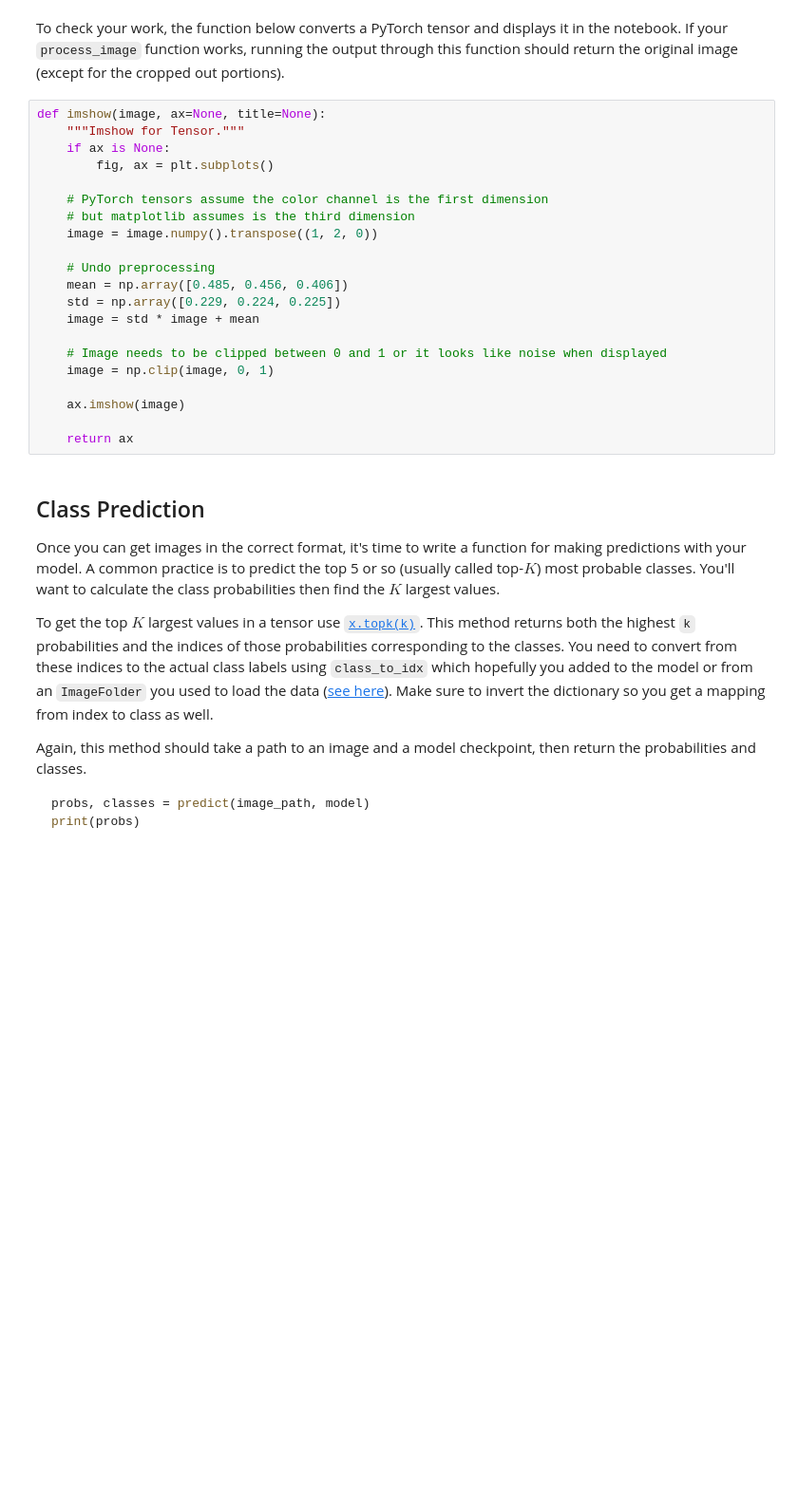
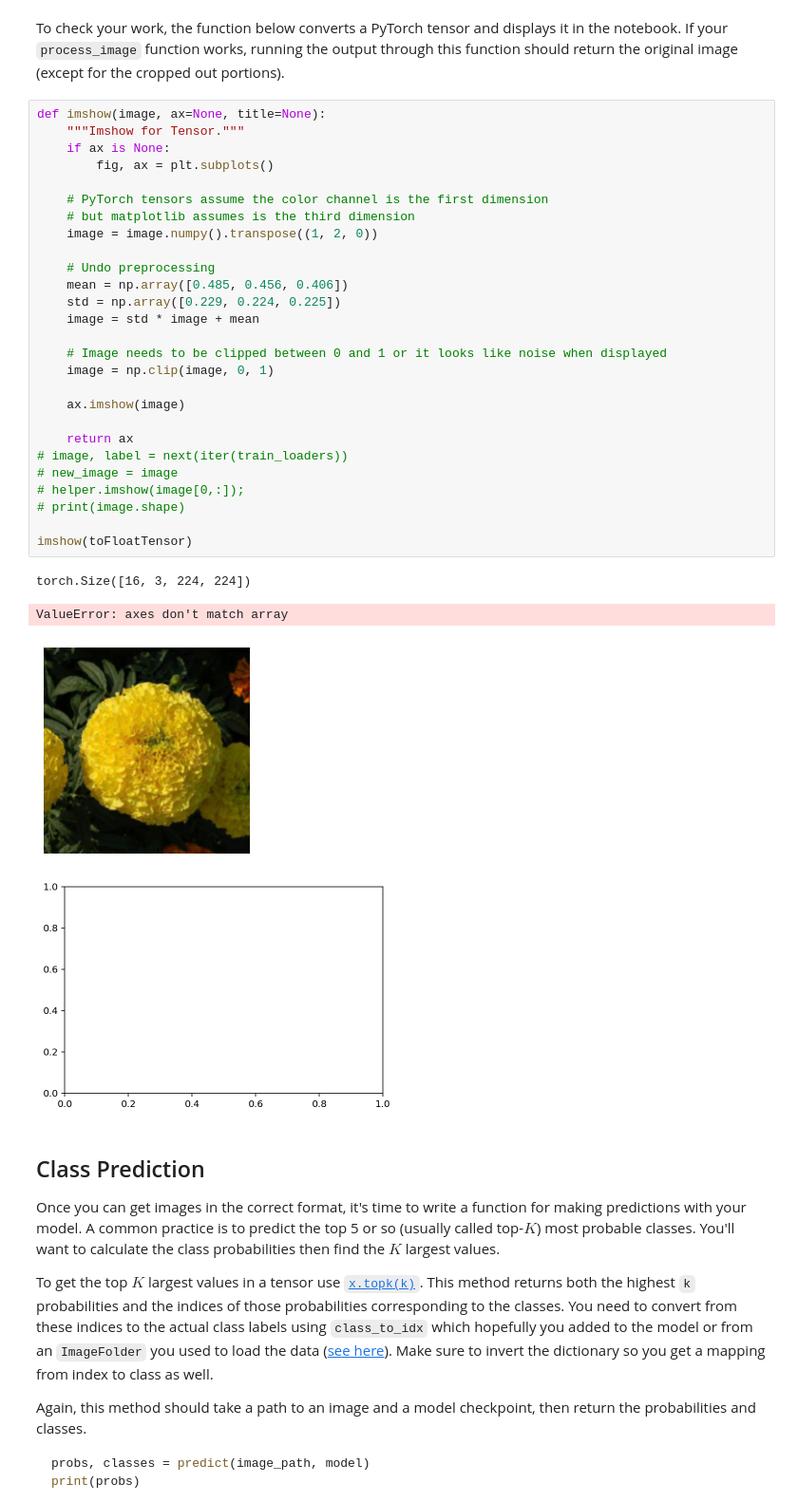
Before and after one commit to renee127/project_2_image_classifier, a Jupyter notebook: Image Classifier Project.ipynb, the cells around one changed output. Shown at 95% size. Drawn from its saved outputs; the diff is of its cells as text; blank space fills up the shorter version.

```diff
--- a/Image Classifier Project.ipynb
+++ b/Image Classifier Project.ipynb
@@ -593,24 +869,35 @@ To check your work, the function below converts a PyTorch tensor and displays it
 # %%
 def imshow(image, ax=None, title=None):
     """Imshow for Tensor."""
     if ax is None:
         fig, ax = plt.subplots()
 
     # PyTorch tensors assume the color channel is the first dimension
     # but matplotlib assumes is the third dimension
     image = image.numpy().transpose((1, 2, 0))
 
     # Undo preprocessing
     mean = np.array([0.485, 0.456, 0.406])
     std = np.array([0.229, 0.224, 0.225])
     image = std * image + mean
 
     # Image needs to be clipped between 0 and 1 or it looks like noise when displayed
     image = np.clip(image, 0, 1)
 
     ax.imshow(image)
 
     return ax
+# image, label = next(iter(train_loaders))
+# new_image = image
+# helper.imshow(image[0,:]);
+# print(image.shape)
+
+imshow(toFloatTensor)
+# %% [output]
+torch.Size([16, 3, 224, 224])
+ValueError: axes don't match array
+[figure, added]
+[figure, added]
 # %% [markdown]
 ## Class Prediction
 
```
Also changed, not shown: parts of 21 cells of this notebook.
